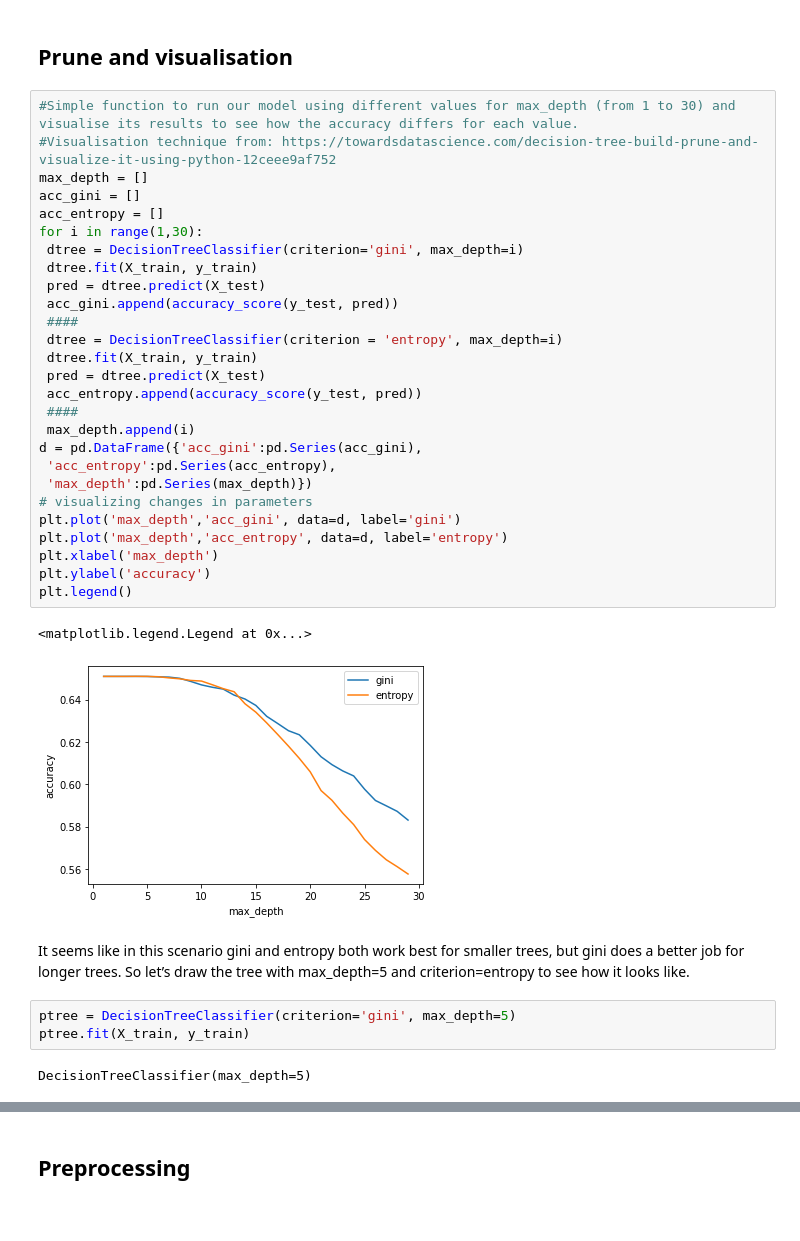
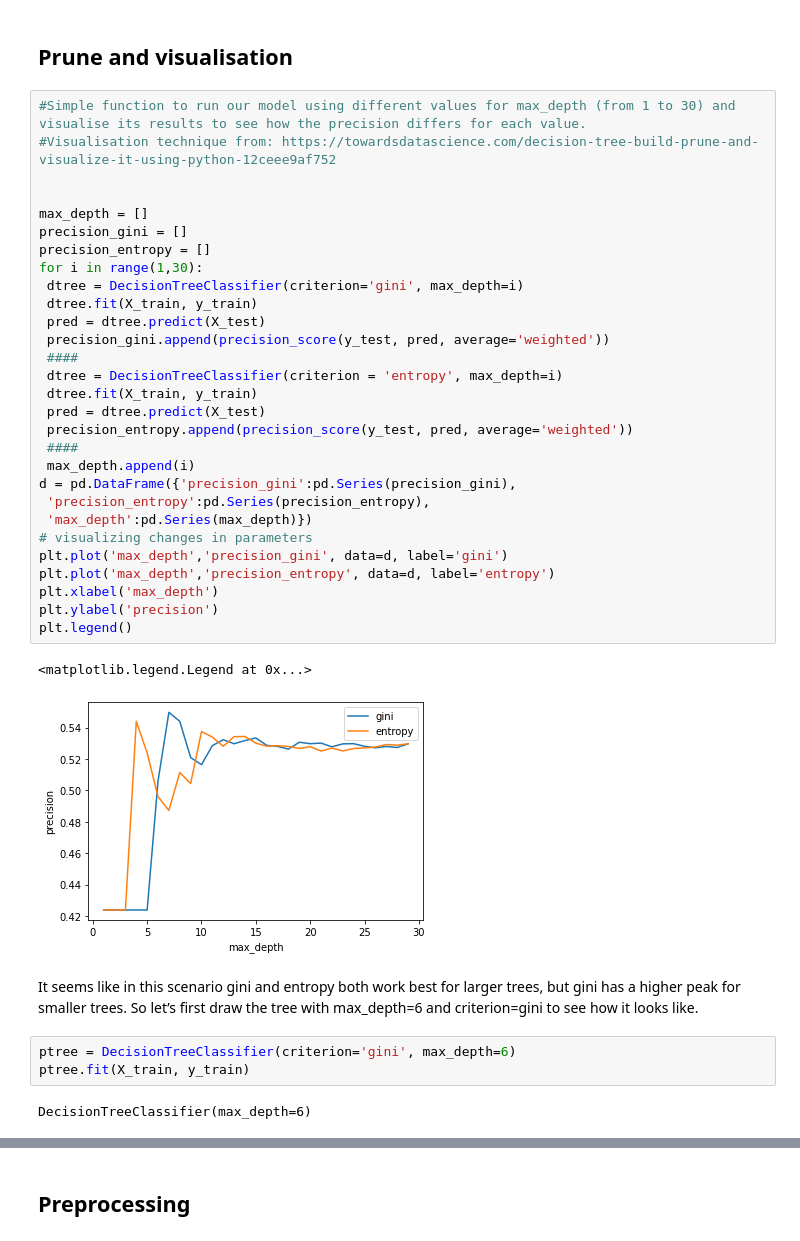
Before and after one commit to MQumairi/intro_to_ai_coursework, a Jupyter notebook: src/Decision Tree.ipynb, the cells around one changed output, grey strips where cells are left out. Saved outputs shown, nothing was run; the diff lists cells and outputs as text.

Commit message:
decision tree 4

```diff
--- a/src/Decision Tree.ipynb
+++ b/src/Decision Tree.ipynb
@@ -93,39 +111,41 @@ Large discrepency between the training score and testing score indicates large o
 # %% [markdown]
 ## Prune and visualisation
 # %%
-#Simple function to run our model using different values for max_depth (from 1 to 30) and visualise its results to see how the accuracy differs for each value.
+#Simple function to run our model using different values for max_depth (from 1 to 30) and visualise its results to see how the precision differs for each value.
 #Visualisation technique from: https://towardsdatascience.com/decision-tree-build-prune-and-visualize-it-using-python-12ceee9af752
+
+
 max_depth = []
-acc_gini = []
-acc_entropy = []
+precision_gini = []
+precision_entropy = []
 for i in range(1,30):
  dtree = DecisionTreeClassifier(criterion='gini', max_depth=i)
  dtree.fit(X_train, y_train)
  pred = dtree.predict(X_test)
- acc_gini.append(accuracy_score(y_test, pred))
+ precision_gini.append(precision_score(y_test, pred, average='weighted'))
  ####
  dtree = DecisionTreeClassifier(criterion = 'entropy', max_depth=i)
  dtree.fit(X_train, y_train)
  pred = dtree.predict(X_test)
- acc_entropy.append(accuracy_score(y_test, pred))
+ precision_entropy.append(precision_score(y_test, pred, average='weighted'))
  ####
  max_depth.append(i)
-d = pd.DataFrame({'acc_gini':pd.Series(acc_gini),
- 'acc_entropy':pd.Series(acc_entropy),
+d = pd.DataFrame({'precision_gini':pd.Series(precision_gini),
+ 'precision_entropy':pd.Series(precision_entropy),
  'max_depth':pd.Series(max_depth)})
 # visualizing changes in parameters
-plt.plot('max_depth','acc_gini', data=d, label='gini')
-plt.plot('max_depth','acc_entropy', data=d, label='entropy')
+plt.plot('max_depth','precision_gini', data=d, label='gini')
+plt.plot('max_depth','precision_entropy', data=d, label='entropy')
 plt.xlabel('max_depth')
-plt.ylabel('accuracy')
+plt.ylabel('precision')
 plt.legend()
 # %% [output]
 <matplotlib.legend.Legend at 0x...>
-[figure, old version]
+[figure, new version]
 # %% [markdown]
-It seems like in this scenario gini and entropy both work best for smaller trees, but gini does a better job for longer trees. So let’s draw the tree with max_depth=5 and criterion=entropy to see how it looks like.
+It seems like in this scenario gini and entropy both work best for larger trees, but gini has a higher peak for smaller trees. So let’s first draw the tree with max_depth=6 and criterion=gini to see how it looks like.
 # %%
-ptree = DecisionTreeClassifier(criterion='gini', max_depth=5)
+ptree = DecisionTreeClassifier(criterion='gini', max_depth=6)
 ptree.fit(X_train, y_train)
 # %% [output]
-DecisionTreeClassifier(max_depth=5)
+DecisionTreeClassifier(max_depth=6)
```
Also changed, not shown: parts of 79 cells of this notebook.
